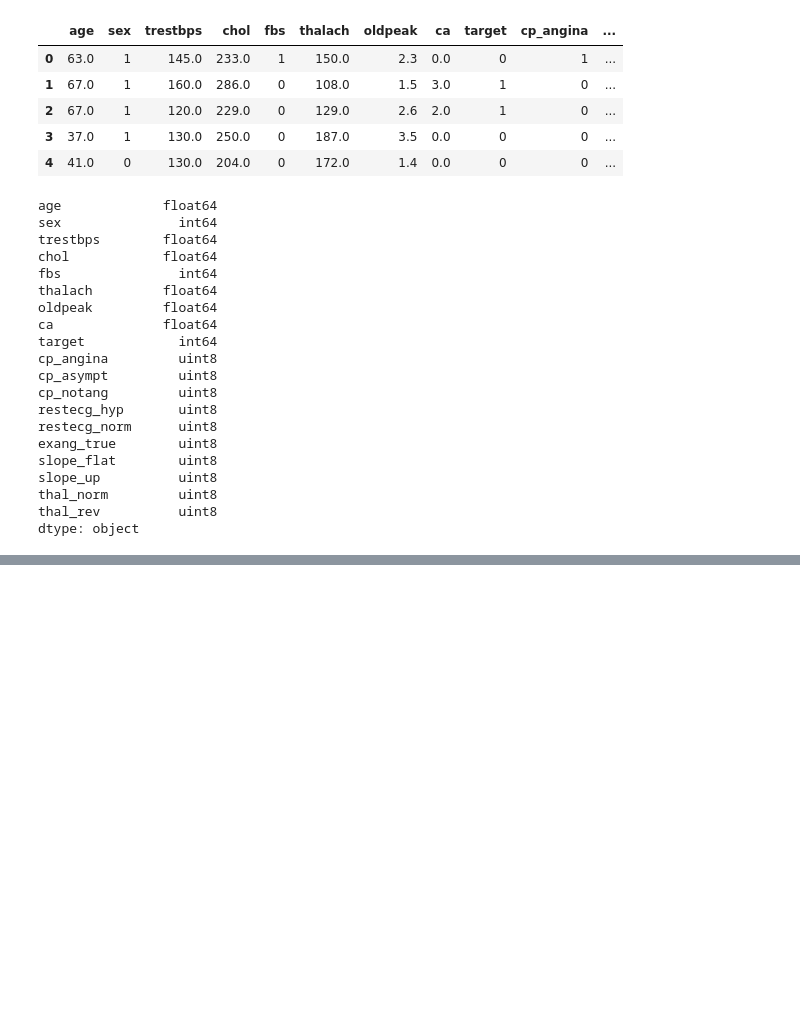
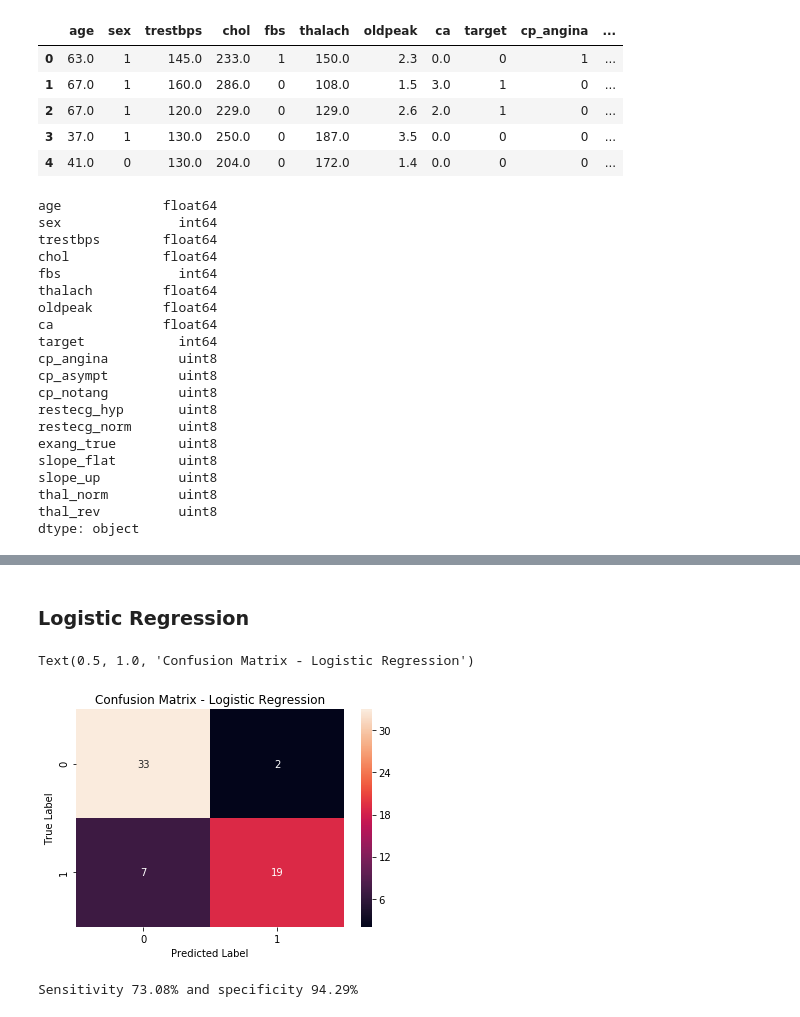
Before and after one commit to avinashpasupulate/cardiovascular_disease_occurence-binomial_classification, a Jupyter notebook: emr_proc-classification.ipynb, the cells around one changed output, grey strips where cells are left out. Saved outputs shown, nothing was run; the diff lists cells and outputs as text; code cells hidden in the pictures; blank space fills up the shorter version.

```diff
--- a/emr_proc-classification.ipynb
+++ b/emr_proc-classification.ipynb
@@ -182,0 +217,4 @@ x_train, x_test, y_train, y_test = train_test_split(mod_df.drop('target', axis =
+# %%
+log_mod = LogisticRegression(solver = 'lbfgs', max_iter=1000)
+# %%
+log_fit = log_mod.fit(x_train, y_train)
@@ -182,0 +328,3 @@ x_train, x_test, y_train, y_test = train_test_split(mod_df.drop('target', axis =
+# %%
+log_pred = log_fit.predict(x_test)
+log_true = y_test
@@ -182,0 +377,18 @@ x_train, x_test, y_train, y_test = train_test_split(mod_df.drop('target', axis =
+# %% [markdown]
+<h3>Logistic Regression</h3>
+# %%
+ax = plt.subplot()
+cm_log = confusion_matrix(log_true, log_pred)
+sns.heatmap(cm_log, annot = True, ax = ax)
+ax.set_xlabel('Predicted Label')
+ax.set_ylabel('True Label')
+ax.set_title('Confusion Matrix - Logistic Regression')
+# %% [output]
+Text(0.5, 1.0, 'Confusion Matrix - Logistic Regression')
+[figure, added]
+# %%
+sensitivity = (cm_log[1,1]/(cm_log[1,1]+cm_log[1,0]))
+specificity = (cm_log[0,0]/(cm_log[0,0]+cm_log[0,1]))
+print('Sensitivity {:.2f}% and specificity {:.2f}%'.format(sensitivity*100, specificity*100))
+# %% [output]
+Sensitivity 73.08% and specificity 94.29%
```
Also changed, not shown: parts of 60 cells of this notebook.
